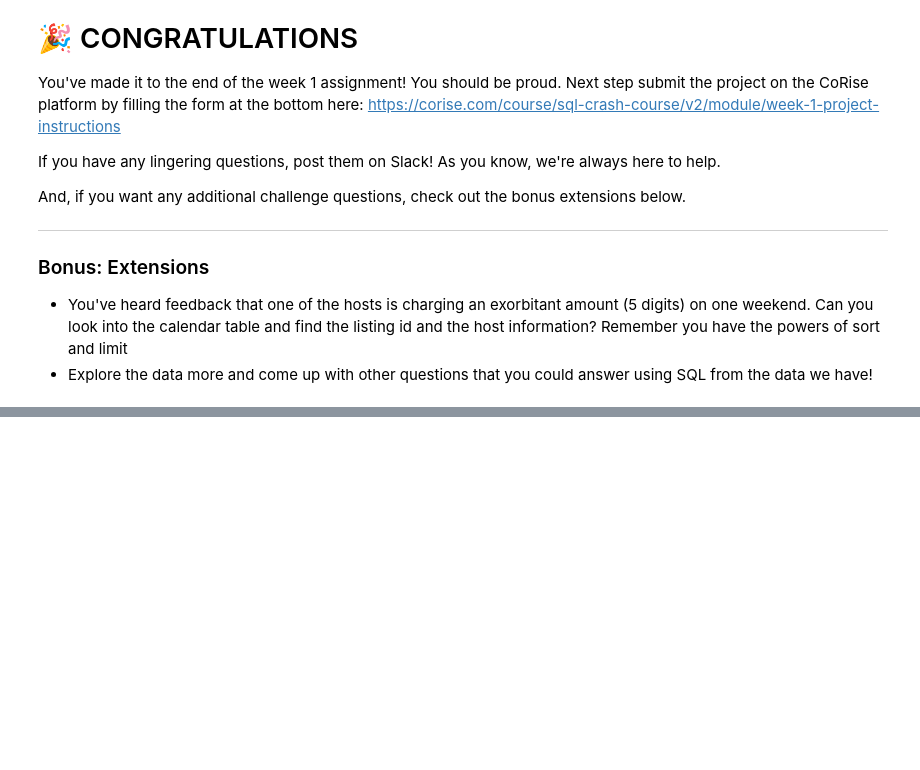
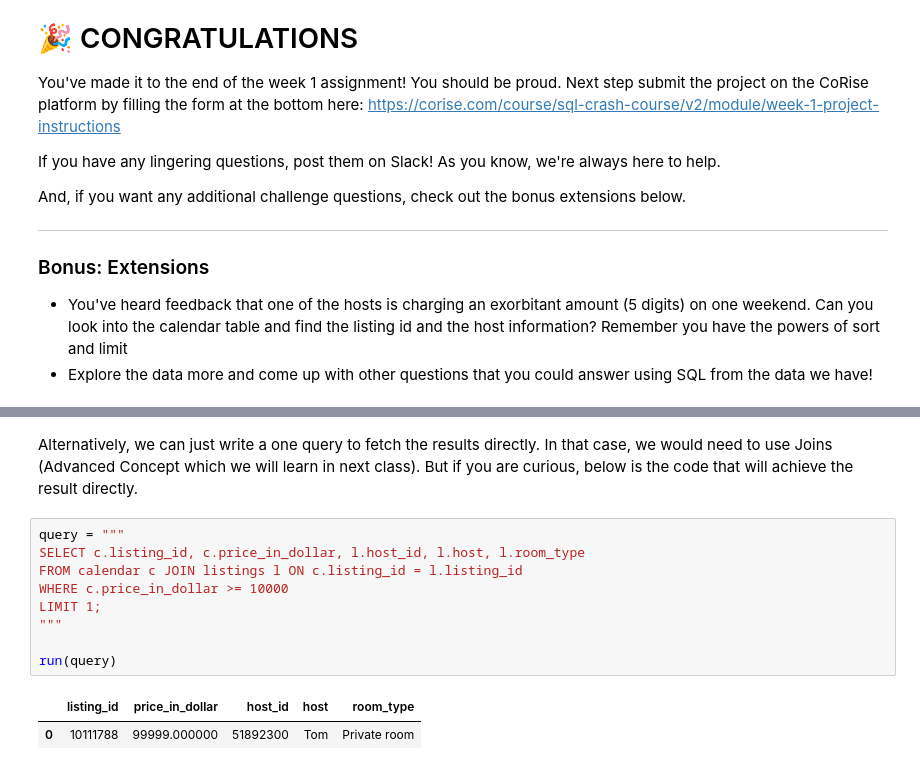
Before and after one commit to Hrithik-Kumar/Airbnb-SQL, a Jupyter notebook: Hrithik_Kumar_Advani_Week_1_Project_SQLCC.ipynb, the cells around one changed output, grey strips where cells are left out. Saved outputs shown, nothing was run; the diff lists cells and outputs as text; blank space fills up the shorter version.

```diff
--- a/Hrithik_Kumar_Advani_Week_1_Project_SQLCC.ipynb
+++ b/Hrithik_Kumar_Advani_Week_1_Project_SQLCC.ipynb
@@ -847,0 +863,14 @@ run(query)
+# %% [markdown]
+Alternatively, we can just write a one query to fetch the results directly. In that case, we would need to use Joins (Advanced Concept which we will learn in next class). But if you are curious, below is the code that will achieve the result directly.
+# %%
+query = """
+SELECT c.listing_id, c.price_in_dollar, l.host_id, l.host, l.room_type
+FROM calendar c JOIN listings l ON c.listing_id = l.listing_id
+WHERE c.price_in_dollar >= 10000
+LIMIT 1;
+"""
+
+run(query)
+# %% [output]
+|  | listing_id | price_in_dollar | host_id | host | room_type |
+| 0 | 10111788 | 99999.000000 | 51892300 | Tom | Private room |
```
Also changed, not shown: parts of 3 cells of this notebook.
